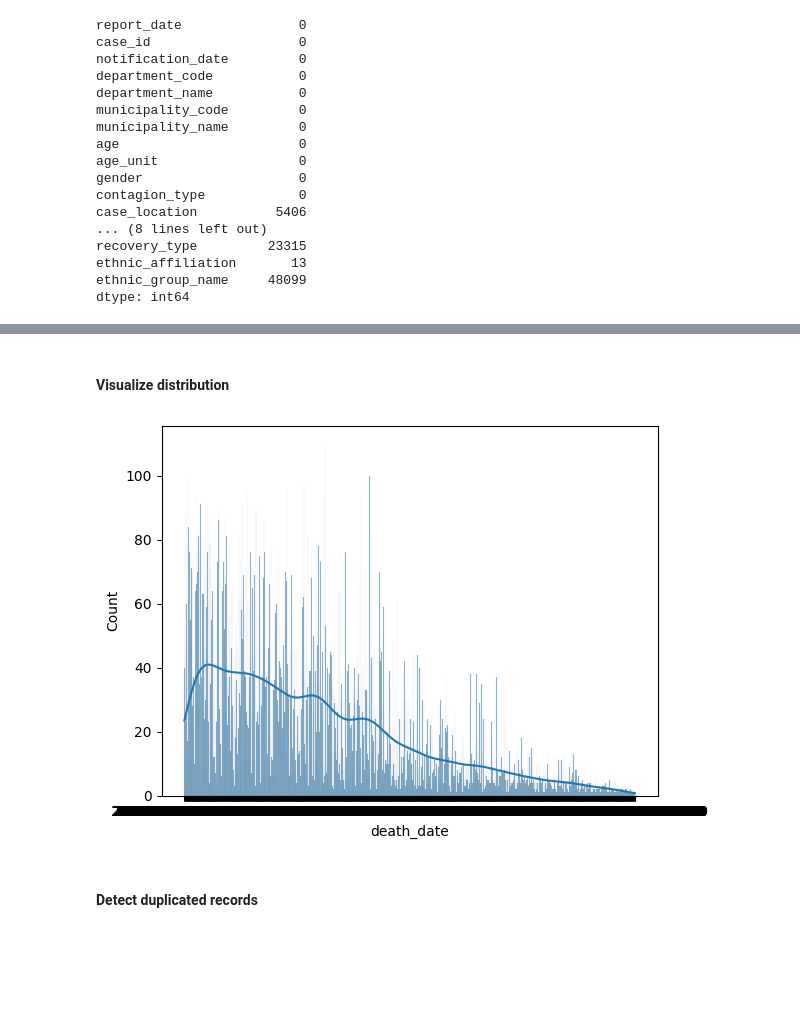
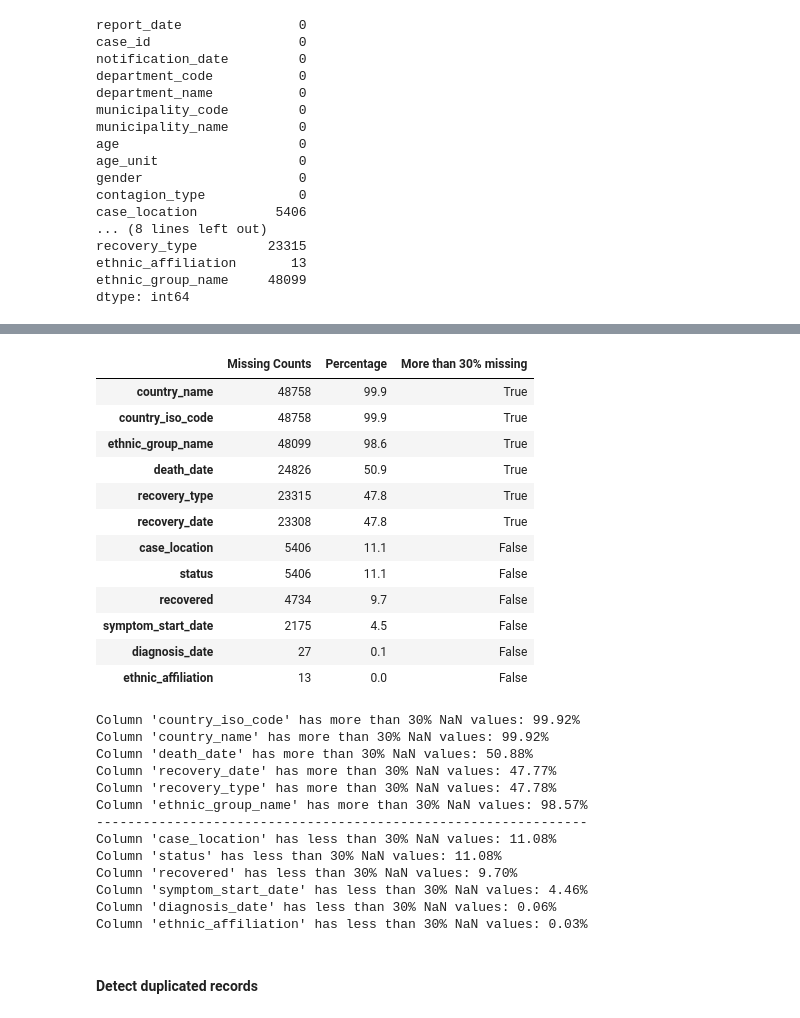
Before and after one commit to FaresDarghouth/supervised-ml-models, a Jupyter notebook: classification-covid19/covid19.ipynb, the cells around one changed output, grey strips where cells are left out. Drawn from its saved outputs; the diff is of its cells as text; code cells hidden in the pictures; blank space fills up the shorter version.

```diff
--- a/classification-covid19/covid19.ipynb
+++ b/classification-covid19/covid19.ipynb
@@ -178,10 +172,68 @@ plt.show()
-# %% [markdown]
-#### Visualize distribution
-# %%
-sns.histplot(df['death_date'], kde=True)
-plt.show()
-# %% [output]
-[figure, removed]
+# %%
+# Function to calculate missing values by column
+def missing_values_table(df):
+    # Total missing values
+    mis_val = df.isnull().sum()
+
+    # Percentage of missing values
+    mis_val_percent = 100 * df.isnull().sum() / len(df)
+
+    # Percentage of missing values beyond 30%
+    mis_val_percent_more_than_threshold = mis_val_percent > 30
+
+    # Make a table with the results
+    mis_val_table = pd.concat([mis_val, mis_val_percent, mis_val_percent_more_than_threshold], axis=1)
+
+    # Rename the columns
+    mis_val_table_ren_columns = mis_val_table.rename(columns = {0 : 'Missing Counts', 1 : 'Percentage', 2 : 'More than 30% missing'})
+
+    # Sort the table by percentage of missing descending
+    mis_val_table_ren_columns = mis_val_table_ren_columns[mis_val_table_ren_columns.iloc[:,1] != 0].sort_values(
+        'Percentage', ascending=False).round(1)
+
+    # Return the dataframe with missing information
+    return mis_val_table_ren_columns
+
+missing_values_table(df)
+# %% [output]
+|  | Missing Counts | Percentage | More than 30% missing |
+| country_name | 48758 | 99.9 | True |
+| country_iso_code | 48758 | 99.9 | True |
+| ethnic_group_name | 48099 | 98.6 | True |
+| death_date | 24826 | 50.9 | True |
+| recovery_type | 23315 | 47.8 | True |
+| recovery_date | 23308 | 47.8 | True |
+| case_location | 5406 | 11.1 | False |
+| status | 5406 | 11.1 | False |
+| recovered | 4734 | 9.7 | False |
+| symptom_start_date | 2175 | 4.5 | False |
+| diagnosis_date | 27 | 0.1 | False |
+| ethnic_affiliation | 13 | 0.0 | False |
+# %%
+threshold = 0.3
+for column in df.columns:
+    nan_ratio = df[column].isna().mean()
+    if nan_ratio > threshold:
+        print(f"Column '{column}' has more than 30% NaN values: {nan_ratio:.2%}")
+print('---------------------------------------------------------------')
+for column in df.columns:
+    nan_ratio = df[column].isna().mean()
+    if nan_ratio < threshold and nan_ratio != 0:
+        print(f"Column '{column}' has less than 30% NaN values: {nan_ratio:.2%}")
+# %% [output]
+Column 'country_iso_code' has more than 30% NaN values: 99.92%
+Column 'country_name' has more than 30% NaN values: 99.92%
+Column 'death_date' has more than 30% NaN values: 50.88%
+Column 'recovery_date' has more than 30% NaN values: 47.77%
+Column 'recovery_type' has more than 30% NaN values: 47.78%
+Column 'ethnic_group_name' has more than 30% NaN values: 98.57%
+---------------------------------------------------------------
+Column 'case_location' has less than 30% NaN values: 11.08%
+Column 'status' has less than 30% NaN values: 11.08%
+Column 'recovered' has less than 30% NaN values: 9.70%
+Column 'symptom_start_date' has less than 30% NaN values: 4.46%
+Column 'diagnosis_date' has less than 30% NaN values: 0.06%
+Column 'ethnic_affiliation' has less than 30% NaN values: 0.03%
 # %% [markdown]
 #### Detect duplicated records
 # %%
```
Also changed, not shown: parts of 31 cells of this notebook.
